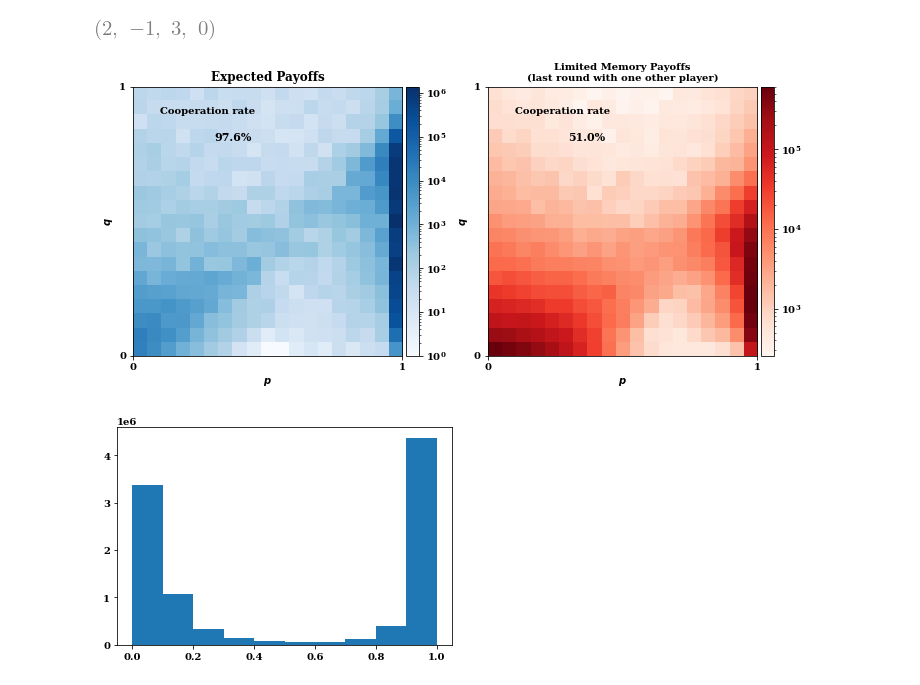
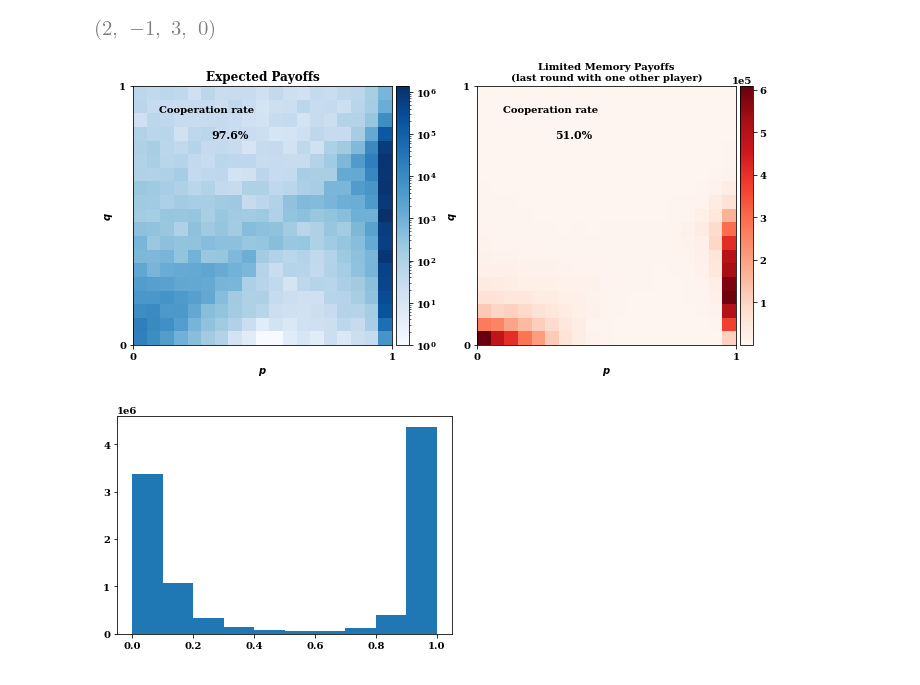
Before and after one commit to Nikoleta-v3/evolution-of-cooperation-with-limited-updating-payoff-memory, a Jupyter notebook: nbs/Numerical results.ipynb, the cells around one changed output. Drawn from its saved outputs; the diff is of its cells as text; code cells hidden in the pictures.

```diff
--- a/nbs/Numerical results.ipynb
+++ b/nbs/Numerical results.ipynb
@@ -213,39 +213,39 @@ fig.colorbar(im, cax=cax, orientation='vertical')
 
 
 heatmap, xedges, yedges = np.histogram2d(ps_stoch, qs_stoch, bins=19)
 
 extent = [xedges[0], xedges[-1], yedges[0], yedges[-1]]
 
-im = axes[1].imshow(heatmap.T, extent=extent, origin="lower", cmap=matplotlib.cm.get_cmap("Reds"),
-                 norm=colors.LogNorm(vmin=heatmap.min(),
-                                                                                    vmax=heatmap.max()))
+im = axes[1].imshow(heatmap.T, extent=extent, origin="lower", cmap=matplotlib.cm.get_cmap("Reds"),)
 
 divider = make_axes_locatable(axes[1])
 cax = divider.append_axes('right', size='5%', pad=0.05)
-fig.colorbar(im, cax=cax, orientation='vertical')
+cbar = fig.colorbar(im, cax=cax, orientation='vertical')
 
 
 
 
 for i, df in enumerate([exp, stoch]):
     axes[i].set_xticks(np.linspace(0, 1, 2))
     axes[i].set_yticks(np.linspace(0, 1, 2));
     axes[i].set_xlabel("$p$")
     axes[i].set_ylabel("$q$")
 
     axes[i].text(.1, .9, "Cooperation rate", color='black', fontsize=10)
     axes[i].text(.30, .8, f"{round(sum(df['average cooperation rate'] * (df['frequencies'] / 10 ** 7)), 3) * 100}%",
           color='black', fontsize=11);
 
 
 axes[0].set_title("Expected Payoffs", weight="bold");
 axes[1].set_title("Limited Memory Payoffs" "\n" "(last round with one other player)", weight="bold", fontsize=10);
 
 fig.tight_layout()
 
-fig.savefig("../static/expected_and_stochastic_for_donation_game_b_10.pdf", )
+cbar.formatter.set_powerlimits((0, 0))
+
+# fig.savefig("../static/expected_and_stochastic_for_donation_game_b_10.pdf", )
 # %% [output]
-[figure, old version]
+[figure, new version]
 # %%
 exp_coops = []
 for value, times in zip(exp['average cooperation rate'], exp['frequencies']):
```
Also changed, not shown: 10 other files.
